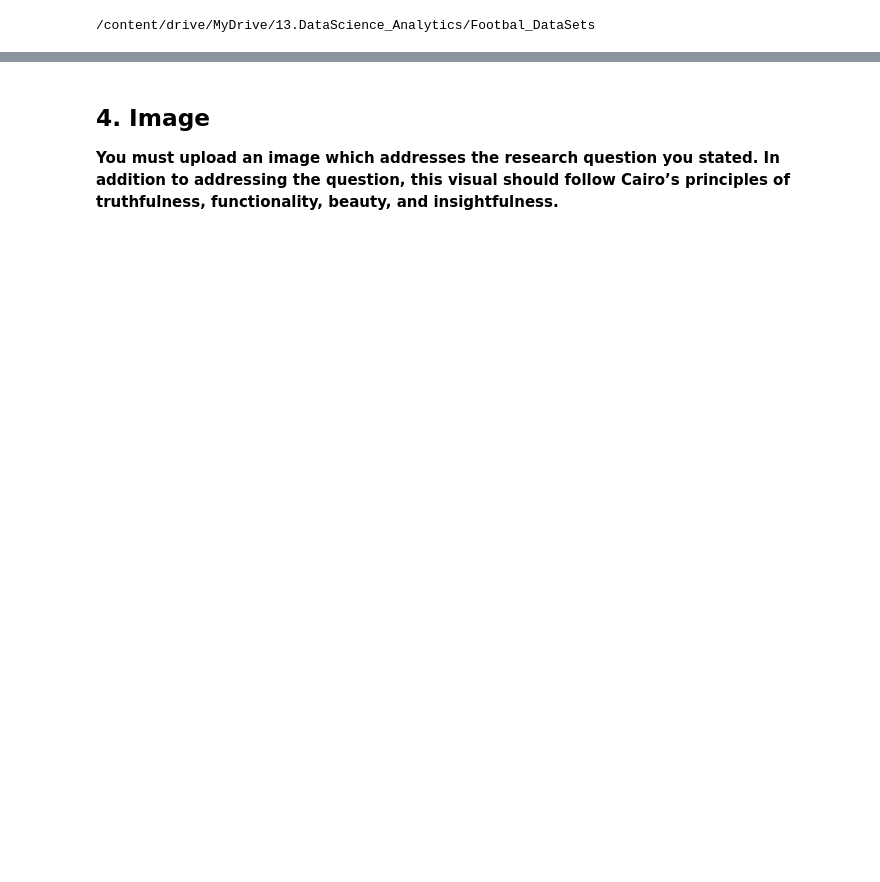
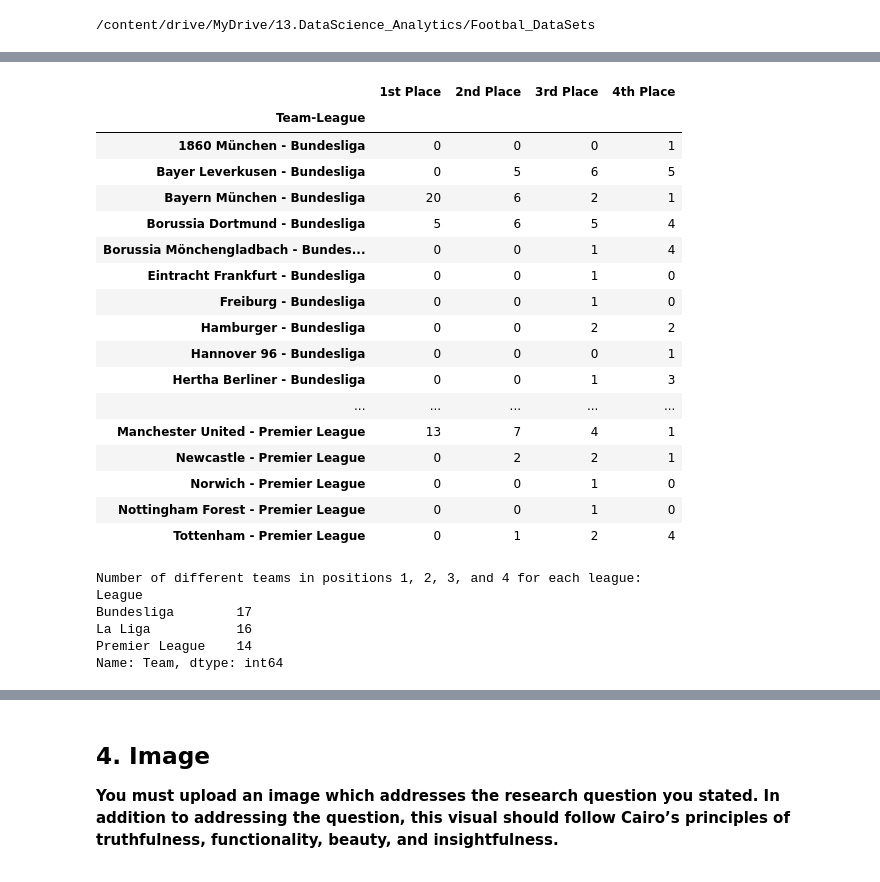
Before and after one commit to gmarambaia/gmarambaia, a Jupyter notebook: [Assignment_DataViz_3]_Applied_Data_Science_with_Python_Specialization_ipynb.ipynb, the cells around one changed output, grey strips where cells are left out. Drawn from its saved outputs; the diff is of its cells as text; code cells hidden in the pictures; blank space fills up the shorter version.

```diff
--- a/[Assignment_DataViz_3]_Applied_Data_Science_with_Python_Specialization_ipynb.ipynb
+++ b/[Assignment_DataViz_3]_Applied_Data_Science_with_Python_Specialization_ipynb.ipynb
@@ -984,0 +1220,55 @@ la_liga.to_csv('la_liga.csv',index=False)
+# %%
+import pandas as pd
+from IPython.display import display, HTML
+
+# Filter the dataframe to only include rows where the 'Position' is between 1 and 4
+positions_1_to_4_df = combined_df[combined_df['Position'].isin(range(1, 5))]
+
+# Group the filtered dataframe by 'League', 'Team', and 'Position', then count the occurrences
+grouped_df = positions_1_to_4_df.groupby(['League', 'Team', 'Position']).size().reset_index(name='Count')
+
+# Pivot the grouped dataframe to create a table with the desired structure
+pivot_df = grouped_df.pivot_table(index=['League', 'Team'], columns='Position', values='Count', fill_value=0).reset_index()
+
+# Create a new column 'Team-League' by combining the 'Team' and 'League' columns
+pivot_df['Team-League'] = pivot_df['Team'] + ' - ' + pivot_df['League']
+
+# Rename the columns and set the index to 'Team-League'
+pivot_df.columns = ['League', 'Team', '1st Place', '2nd Place', '3rd Place', '4th Place', 'Team-League']
+pivot_df = pivot_df.set_index('Team-League')
+pivot_df = pivot_df.drop(columns=['League', 'Team'])
+
+# Display the table using the IPython.display library
+display(HTML(pivot_df.to_html()))
+# %% [output]
+|  | 1st Place | 2nd Place | 3rd Place | 4th Place |
+| Team-League |  |  |  |  |
+| 1860 München - Bundesliga | 0 | 0 | 0 | 1 |
+| Bayer Leverkusen - Bundesliga | 0 | 5 | 6 | 5 |
+| Bayern München - Bundesliga | 20 | 6 | 2 | 1 |
+| Borussia Dortmund - Bundesliga | 5 | 6 | 5 | 4 |
+| Borussia Mönchengladbach - Bundes... | 0 | 0 | 1 | 4 |
+| Eintracht Frankfurt - Bundesliga | 0 | 0 | 1 | 0 |
+| Freiburg - Bundesliga | 0 | 0 | 1 | 0 |
+| Hamburger - Bundesliga | 0 | 0 | 2 | 2 |
+| Hannover 96 - Bundesliga | 0 | 0 | 0 | 1 |
+| Hertha Berliner - Bundesliga | 0 | 0 | 1 | 3 |
+| ... | ... | ... | ... | ... |
+| Manchester United - Premier League | 13 | 7 | 4 | 1 |
+| Newcastle - Premier League | 0 | 2 | 2 | 1 |
+| Norwich - Premier League | 0 | 0 | 1 | 0 |
+| Nottingham Forest - Premier League | 0 | 0 | 1 | 0 |
+| Tottenham - Premier League | 0 | 1 | 2 | 4 |
+# %%
+# Count the number of different teams that were in positions 1, 2, 3, and 4 for each league
+different_teams_in_top_4_by_league = grouped_df.groupby('League')['Team'].nunique()
+
+print("Number of different teams in positions 1, 2, 3, and 4 for each league:")
+print(different_teams_in_top_4_by_league)
+# %% [output]
+Number of different teams in positions 1, 2, 3, and 4 for each league:
+League
+Bundesliga        17
+La Liga           16
+Premier League    14
+Name: Team, dtype: int64
```
Also changed, not shown: parts of 24 cells of this notebook.
